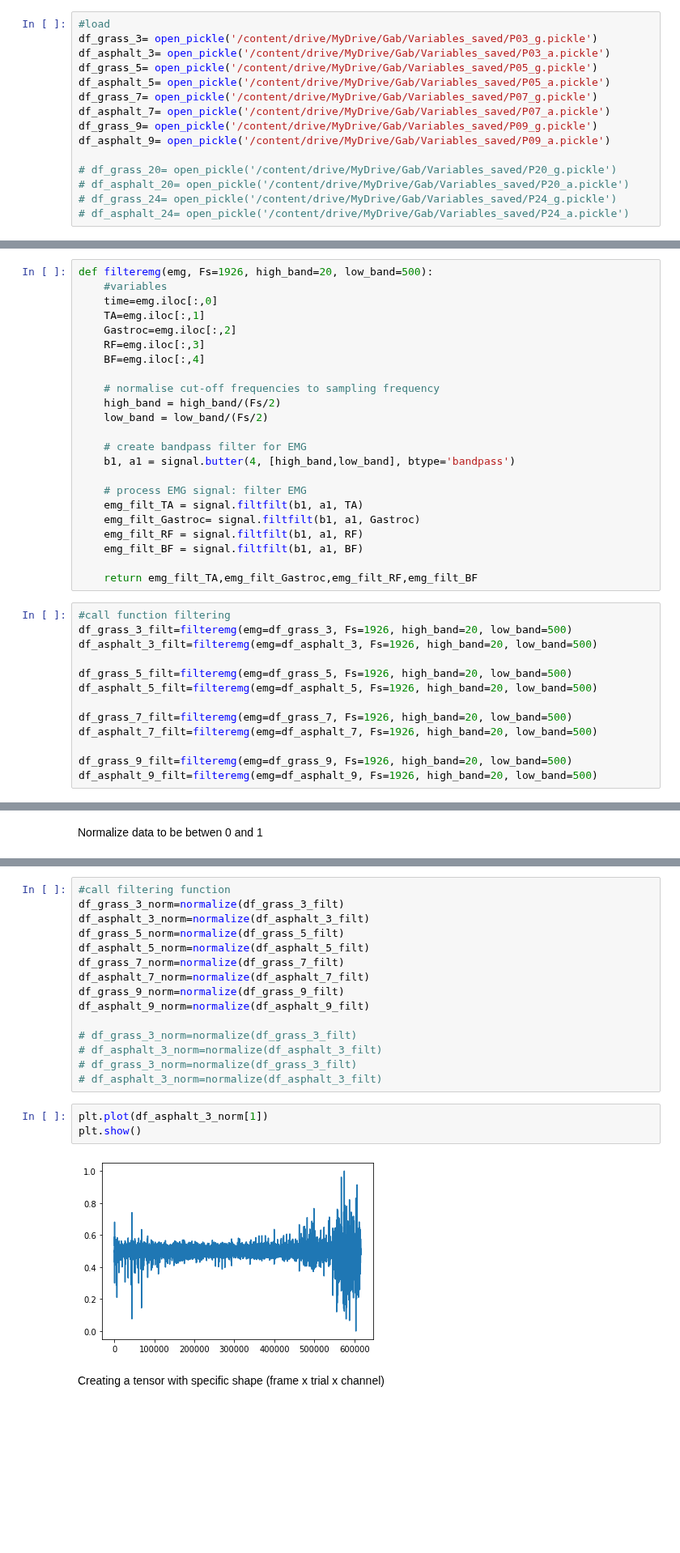
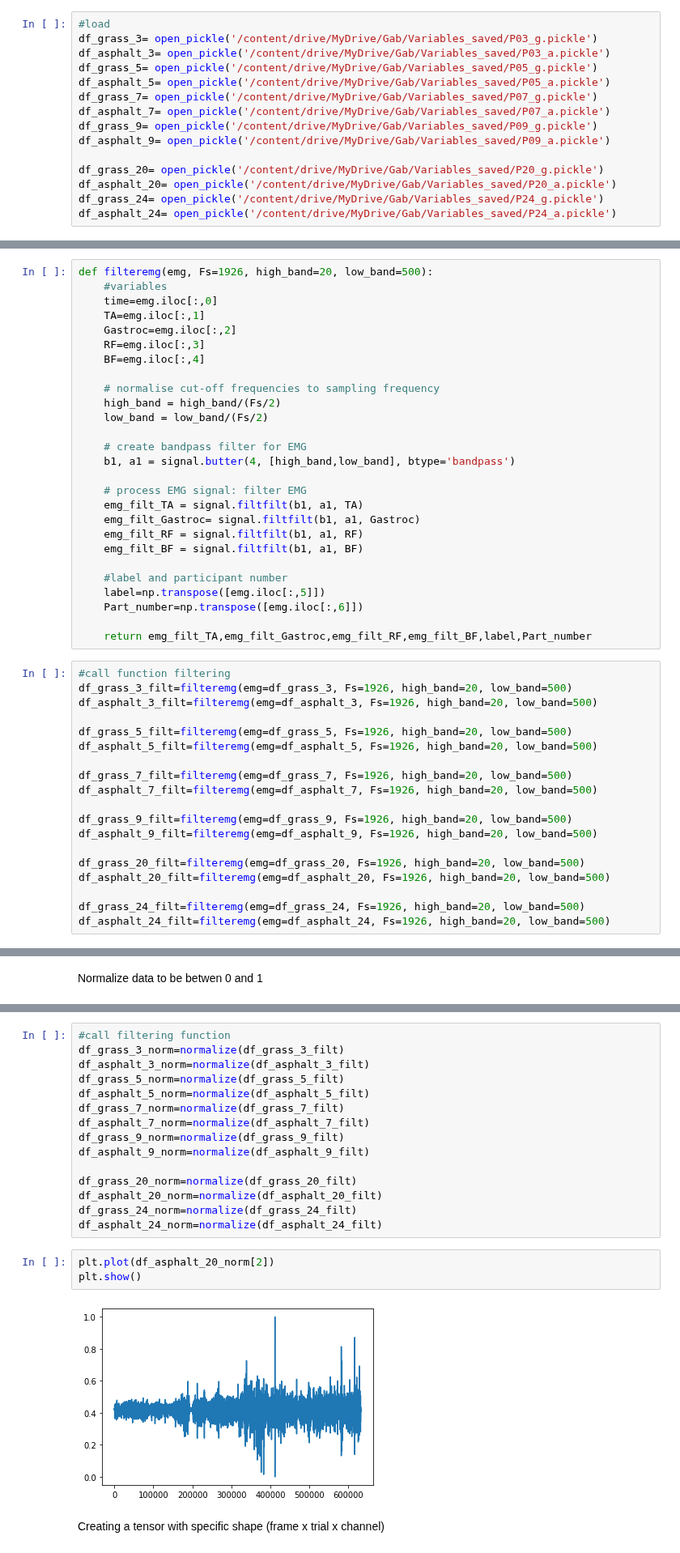
Before and after one commit to Gab2697/Human-Activity-Recognition, a Jupyter notebook: Baseline_CNN.ipynb, the cells around one changed output, grey strips where cells are left out. Shown at 81% size. Cells and saved outputs as stored; diff of their text form; blank space fills up the shorter version.

```diff
--- a/Baseline_CNN.ipynb
+++ b/Baseline_CNN.ipynb
@@ -140,10 +140,10 @@ df_asphalt_7= open_pickle('/content/drive/MyDrive/Gab/Variables_saved/P07_a.pick
 df_grass_9= open_pickle('/content/drive/MyDrive/Gab/Variables_saved/P09_g.pickle')
 df_asphalt_9= open_pickle('/content/drive/MyDrive/Gab/Variables_saved/P09_a.pickle')
 
-# df_grass_20= open_pickle('/content/drive/MyDrive/Gab/Variables_saved/P20_g.pickle')
-# df_asphalt_20= open_pickle('/content/drive/MyDrive/Gab/Variables_saved/P20_a.pickle')
-# df_grass_24= open_pickle('/content/drive/MyDrive/Gab/Variables_saved/P24_g.pickle')
-# df_asphalt_24= open_pickle('/content/drive/MyDrive/Gab/Variables_saved/P24_a.pickle')
+df_grass_20= open_pickle('/content/drive/MyDrive/Gab/Variables_saved/P20_g.pickle')
+df_asphalt_20= open_pickle('/content/drive/MyDrive/Gab/Variables_saved/P20_a.pickle')
+df_grass_24= open_pickle('/content/drive/MyDrive/Gab/Variables_saved/P24_g.pickle')
+df_asphalt_24= open_pickle('/content/drive/MyDrive/Gab/Variables_saved/P24_a.pickle')
 # %% [markdown]
 Data visualization
 # %%
@@ -225,7 +226,11 @@ def filteremg(emg, Fs=1926, high_band=20, low_band=500):
     emg_filt_RF = signal.filtfilt(b1, a1, RF)
     emg_filt_BF = signal.filtfilt(b1, a1, BF)
 
-    return emg_filt_TA,emg_filt_Gastroc,emg_filt_RF,emg_filt_BF
+    #label and participant number
+    label=np.transpose([emg.iloc[:,5]])
+    Part_number=np.transpose([emg.iloc[:,6]])
+
+    return emg_filt_TA,emg_filt_Gastroc,emg_filt_RF,emg_filt_BF,label,Part_number
 # %%
 #call function filtering
 df_grass_3_filt=filteremg(emg=df_grass_3, Fs=1926, high_band=20, low_band=500)
@@ -239,3 +244,9 @@ df_asphalt_7_filt=filteremg(emg=df_asphalt_7, Fs=1926, high_band=20, low_band=50
 
 df_grass_9_filt=filteremg(emg=df_grass_9, Fs=1926, high_band=20, low_band=500)
 df_asphalt_9_filt=filteremg(emg=df_asphalt_9, Fs=1926, high_band=20, low_band=500)
+
+df_grass_20_filt=filteremg(emg=df_grass_20, Fs=1926, high_band=20, low_band=500)
+df_asphalt_20_filt=filteremg(emg=df_asphalt_20, Fs=1926, high_band=20, low_band=500)
+
+df_grass_24_filt=filteremg(emg=df_grass_24, Fs=1926, high_band=20, low_band=500)
+df_asphalt_24_filt=filteremg(emg=df_asphalt_24, Fs=1926, high_band=20, low_band=500)
@@ -272,14 +293,14 @@ df_asphalt_7_norm=normalize(df_asphalt_7_filt)
 df_grass_9_norm=normalize(df_grass_9_filt)
 df_asphalt_9_norm=normalize(df_asphalt_9_filt)
 
-# df_grass_3_norm=normalize(df_grass_3_filt)
-# df_asphalt_3_norm=normalize(df_asphalt_3_filt)
-# df_grass_3_norm=normalize(df_grass_3_filt)
-# df_asphalt_3_norm=normalize(df_asphalt_3_filt)
+df_grass_20_norm=normalize(df_grass_20_filt)
+df_asphalt_20_norm=normalize(df_asphalt_20_filt)
+df_grass_24_norm=normalize(df_grass_24_filt)
+df_asphalt_24_norm=normalize(df_asphalt_24_filt)
 # %%
-plt.plot(df_asphalt_3_norm[1])
+plt.plot(df_asphalt_20_norm[2])
 plt.show()
 # %% [output]
-[figure, old version]
+[figure, new version]
 # %% [markdown]
 Creating a tensor with specific shape (frame x trial x channel)
```
Also changed, not shown: parts of 10 cells of this notebook.
